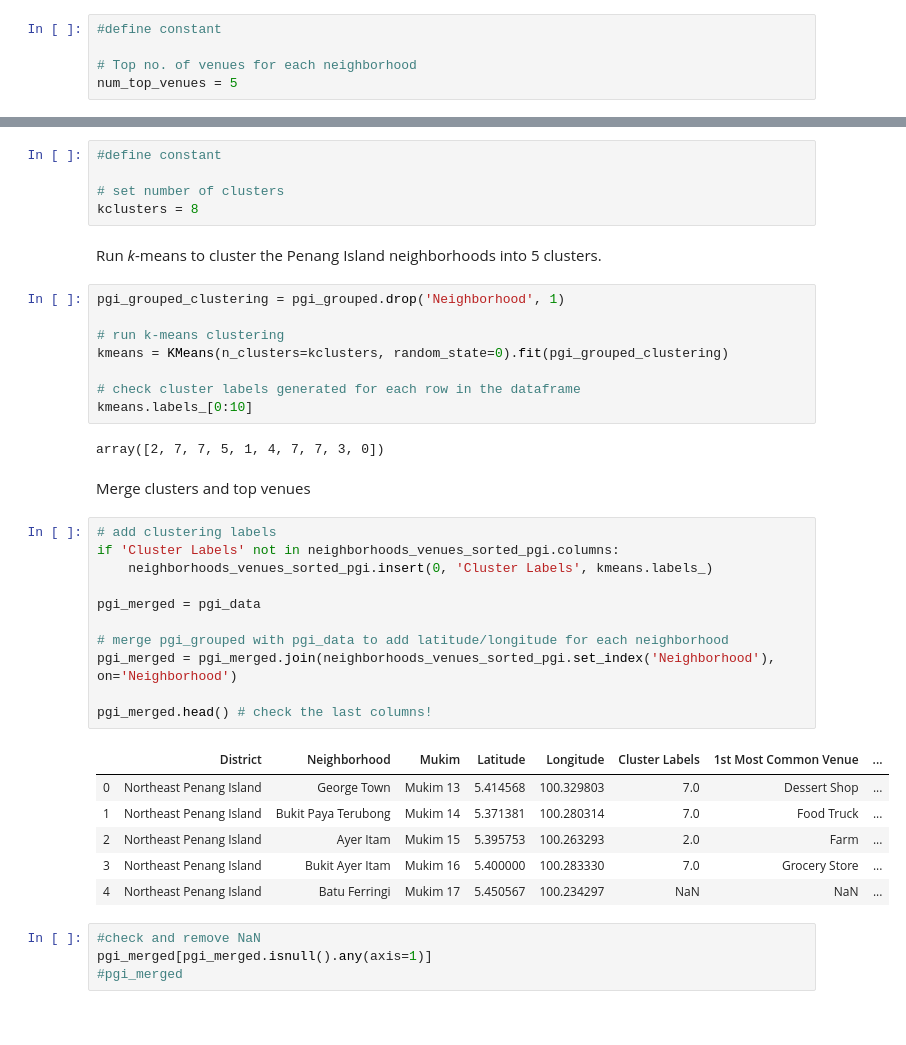
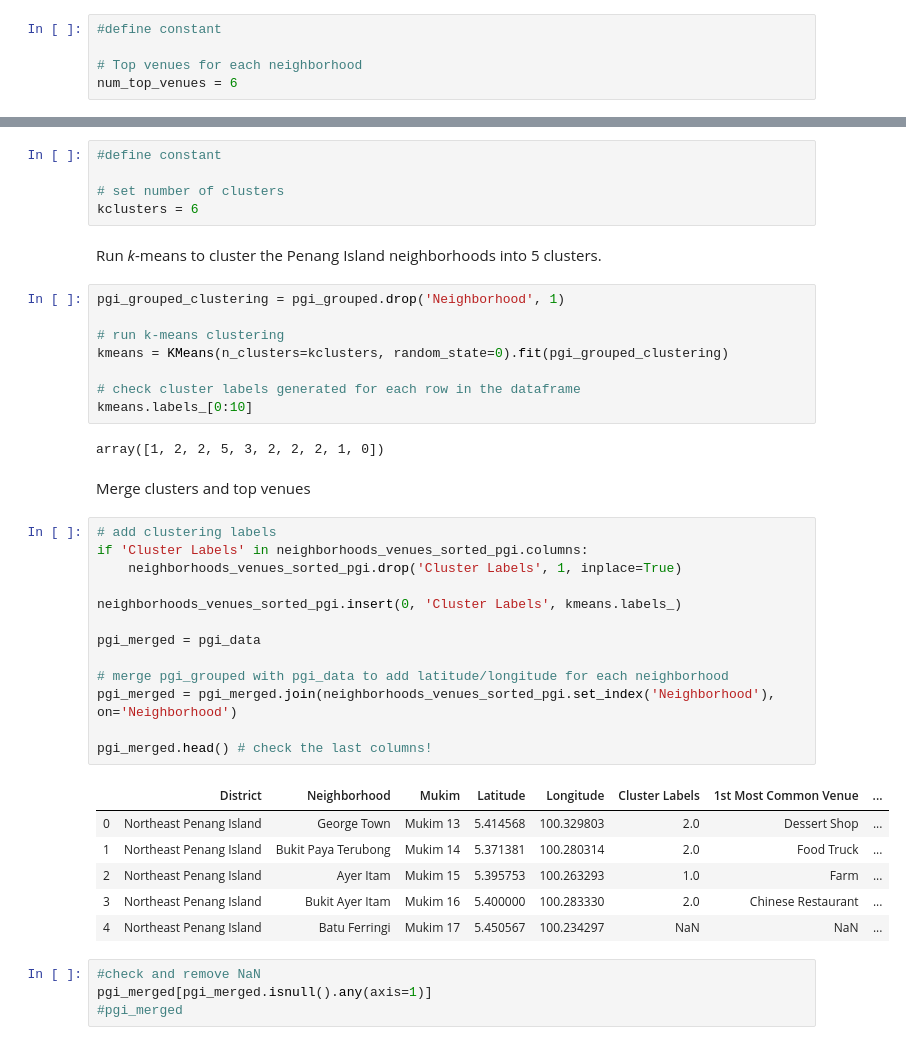
Before and after one commit to bluepint22/Coursera_Capstone, a Jupyter notebook: Amy_Capstone_BattleodNeighborhoods (wk2).ipynb, the cells around one changed output, grey strips where cells are left out. Cells and saved outputs as stored; diff of their text form.

```diff
--- a/Amy_Capstone_BattleodNeighborhoods (wk2).ipynb
+++ b/Amy_Capstone_BattleodNeighborhoods (wk2).ipynb
@@ -524,8 +509,8 @@ There are 122 uniques Seberang Perai Venue categories.
 # %%
 #define constant
 
-# Top no. of venues for each neighborhood
-num_top_venues = 5
+# Top venues for each neighborhood
+num_top_venues = 6
 # %%
 #define function
 def return_most_common_venues(row, num_top_venues):
@@ -858,7 +843,7 @@ neighborhoods_venues_sorted.head()
 #define constant
 
 # set number of clusters
-kclusters = 8
+kclusters = 6
 # %% [markdown]
 Run *k*-means to cluster the Penang Island neighborhoods into 5 clusters.
 # %%
@@ -870,26 +855,28 @@ kmeans = KMeans(n_clusters=kclusters, random_state=0).fit(pgi_grouped_clustering
 # check cluster labels generated for each row in the dataframe
 kmeans.labels_[0:10]
 # %% [output]
-array([2, 7, 7, 5, 1, 4, 7, 7, 3, 0])
+array([1, 2, 2, 5, 3, 2, 2, 2, 1, 0])
 # %% [markdown]
 Merge clusters and top venues
 # %%
 # add clustering labels
-if 'Cluster Labels' not in neighborhoods_venues_sorted_pgi.columns:
-    neighborhoods_venues_sorted_pgi.insert(0, 'Cluster Labels', kmeans.labels_)
+if 'Cluster Labels' in neighborhoods_venues_sorted_pgi.columns:
+    neighborhoods_venues_sorted_pgi.drop('Cluster Labels', 1, inplace=True)
+
+neighborhoods_venues_sorted_pgi.insert(0, 'Cluster Labels', kmeans.labels_)
 
 pgi_merged = pgi_data
 
 # merge pgi_grouped with pgi_data to add latitude/longitude for each neighborhood
 pgi_merged = pgi_merged.join(neighborhoods_venues_sorted_pgi.set_index('Neighborhood'), on='Neighborhood')
 
 pgi_merged.head() # check the last columns!
 # %% [output]
 |  | District | Neighborhood | Mukim | Latitude | Longitude | Cluster Labels | 1st Most Common Venue | ... |
-| 0 | Northeast Penang Island | George Town | Mukim 13 | 5.414568 | 100.329803 | 7.0 | Dessert Shop | ... |
-| 1 | Northeast Penang Island | Bukit Paya Terubong | Mukim 14 | 5.371381 | 100.280314 | 7.0 | Food Truck | ... |
-| 2 | Northeast Penang Island | Ayer Itam | Mukim 15 | 5.395753 | 100.263293 | 2.0 | Farm | ... |
-| 3 | Northeast Penang Island | Bukit Ayer Itam | Mukim 16 | 5.400000 | 100.283330 | 7.0 | Grocery Store | ... |
+| 0 | Northeast Penang Island | George Town | Mukim 13 | 5.414568 | 100.329803 | 2.0 | Dessert Shop | ... |
+| 1 | Northeast Penang Island | Bukit Paya Terubong | Mukim 14 | 5.371381 | 100.280314 | 2.0 | Food Truck | ... |
+| 2 | Northeast Penang Island | Ayer Itam | Mukim 15 | 5.395753 | 100.263293 | 1.0 | Farm | ... |
+| 3 | Northeast Penang Island | Bukit Ayer Itam | Mukim 16 | 5.400000 | 100.283330 | 2.0 | Chinese Restaurant | ... |
 | 4 | Northeast Penang Island | Batu Ferringi | Mukim 17 | 5.450567 | 100.234297 | NaN | NaN | ... |
 # %%
 #check and remove NaN
```
Also changed, not shown: parts of 65 cells of this notebook.
